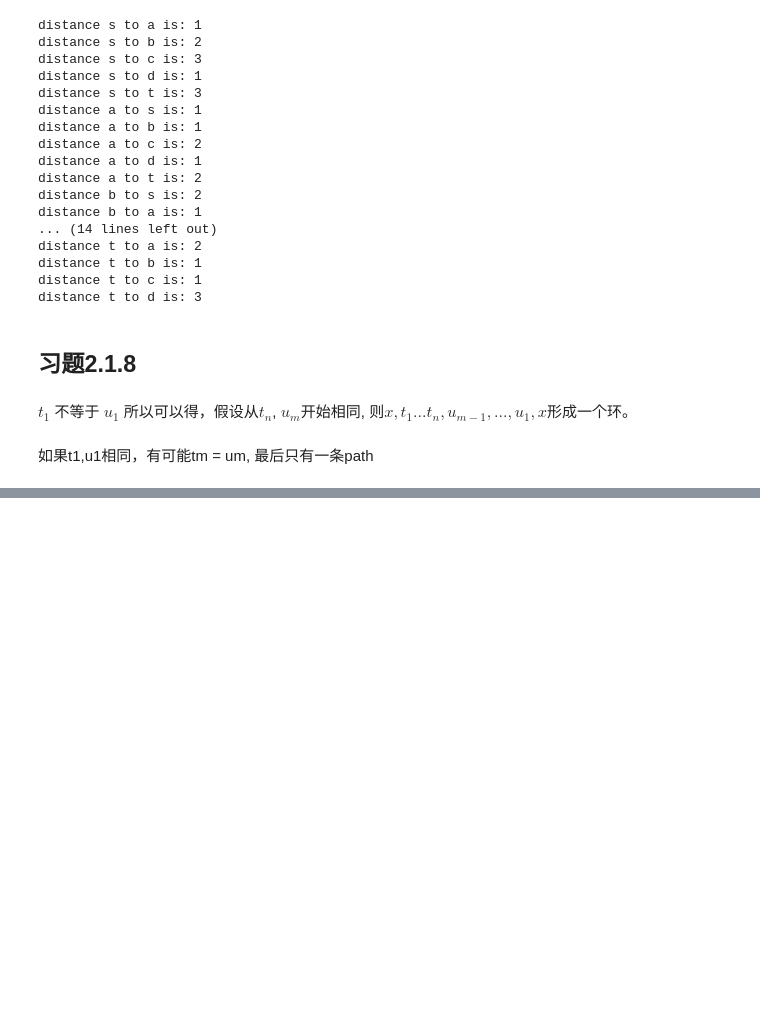
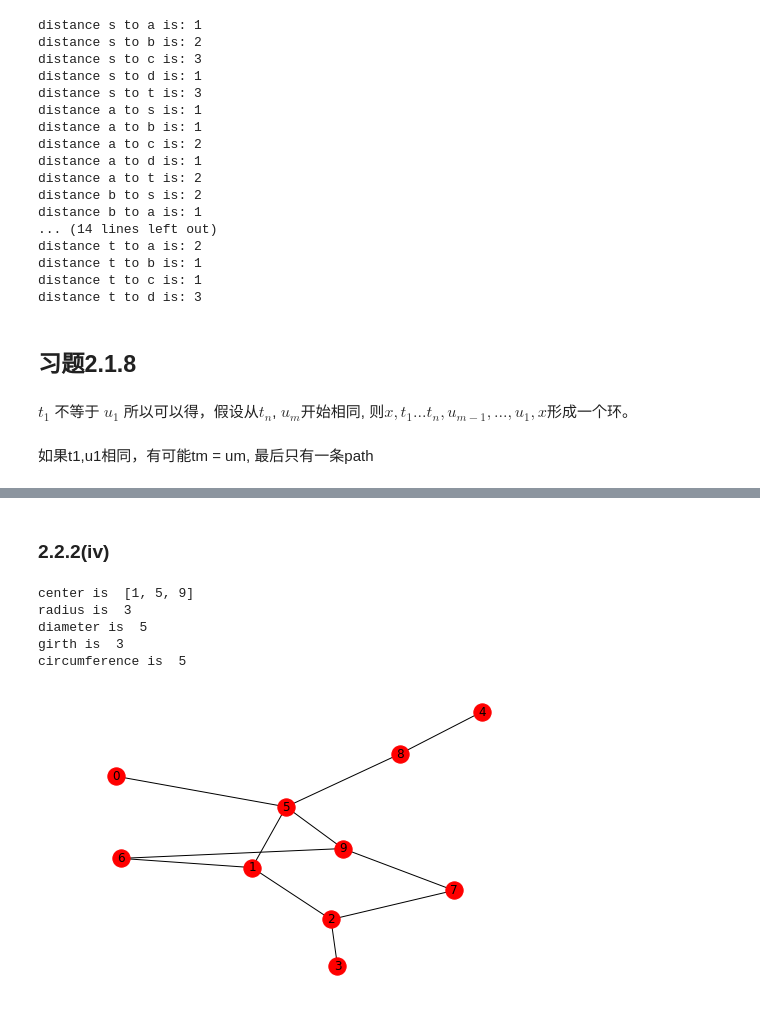
Before and after one commit to karajan1001/A_Beginners_Guide_to_Graph_Theory, a Jupyter notebook: jupyter/chapter2.ipynb, the cells around one changed output, grey strips where cells are left out. Drawn from its saved outputs; the diff is of its cells as text; code cells hidden in the pictures; blank space fills up the shorter version.

```diff
--- a/jupyter/chapter2.ipynb
+++ b/jupyter/chapter2.ipynb
@@ -144,0 +282,17 @@ $t_1$ 不等于 $u_1$ 所以可以得，假设从$t_n$, $u_m$开始相同, 则$x
+# %% [markdown]
+### 2.2.2(iv)
+# %%
+G = nx.Graph()
+G.add_nodes_from(list(range(10)))
+G.add_edges_from([(0,5),(1,2),(1,5),(1,6),(2,3),(2,7)])
+G.add_edges_from([(4,8),(5,8),(5,9)])
+G.add_edges_from([(6,9),(7,9)])
+nx.draw(G, with_labels=True)
+print_result(G)
+# %% [output]
+center is  [1, 5, 9]
+radius is  3
+diameter is  5
+girth is  3
+circumference is  5
+[figure, added]
```
Also changed, not shown: parts of 16 cells of this notebook, 1 other file.
